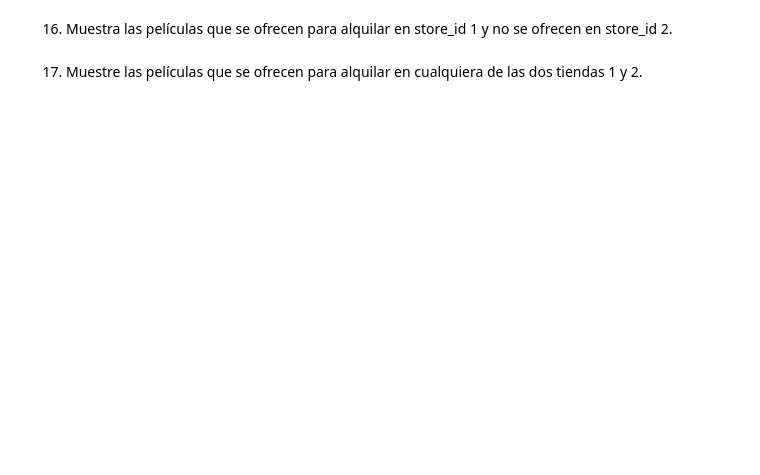
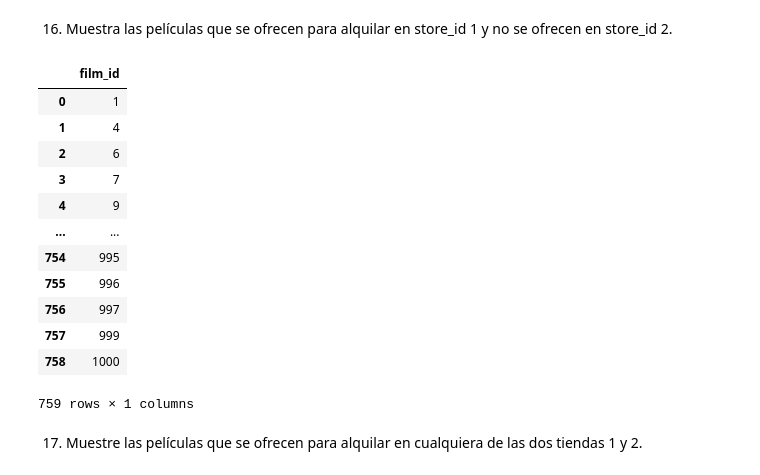
Before and after one commit to talitacardenas/The_Bridge_School_DataScience_PT, a Jupyter notebook: solución_Pra1_PostgreSQL_Python_Talita.ipynb, the cells around one changed output. Cells and saved outputs as stored; diff of their text form; code cells hidden in the pictures; blank space fills up the shorter version.

```diff
--- a/solución_Pra1_PostgreSQL_Python_Talita.ipynb
+++ b/solución_Pra1_PostgreSQL_Python_Talita.ipynb
@@ -423,4 +438,28 @@ pd.read_sql(con=conn,sql=query)
 # %% [markdown]
 16. Muestra las películas que se ofrecen para alquilar en store_id 1 y no se ofrecen en store_id 2.
+# %%
+query = '''
+select film_id
+from inventory i
+where store_id = '1' and not store_id = '2'
+group by 1
+order by 1
+'''
+# %%
+pd.read_sql(con=conn,sql=query)
+# %% [output]
+|  | film_id |
+| 0 | 1 |
+| 1 | 4 |
+| 2 | 6 |
+| 3 | 7 |
+| 4 | 9 |
+| ... | ... |
+| 754 | 995 |
+| 755 | 996 |
+| 756 | 997 |
+| 757 | 999 |
+| 758 | 1000 |
+759 rows × 1 columns
 # %% [markdown]
 17. Muestre las películas que se ofrecen para alquilar en cualquiera de las dos tiendas 1 y 2.
```
Also changed, not shown: parts of 36 cells of this notebook.
